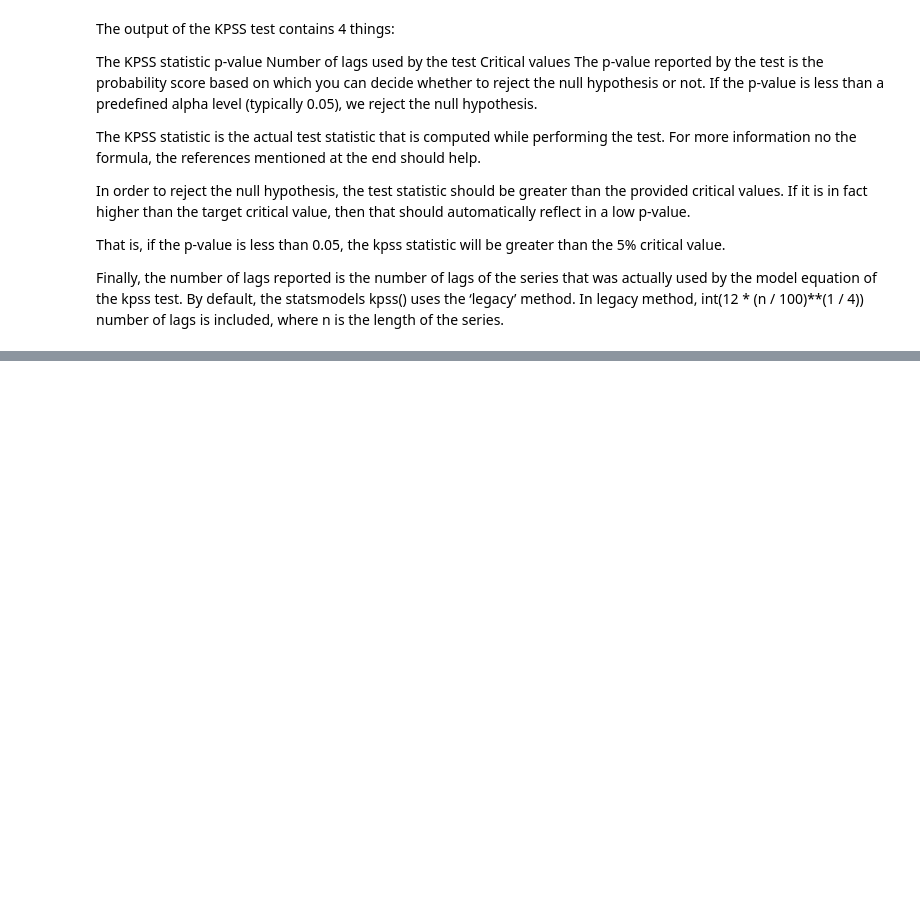
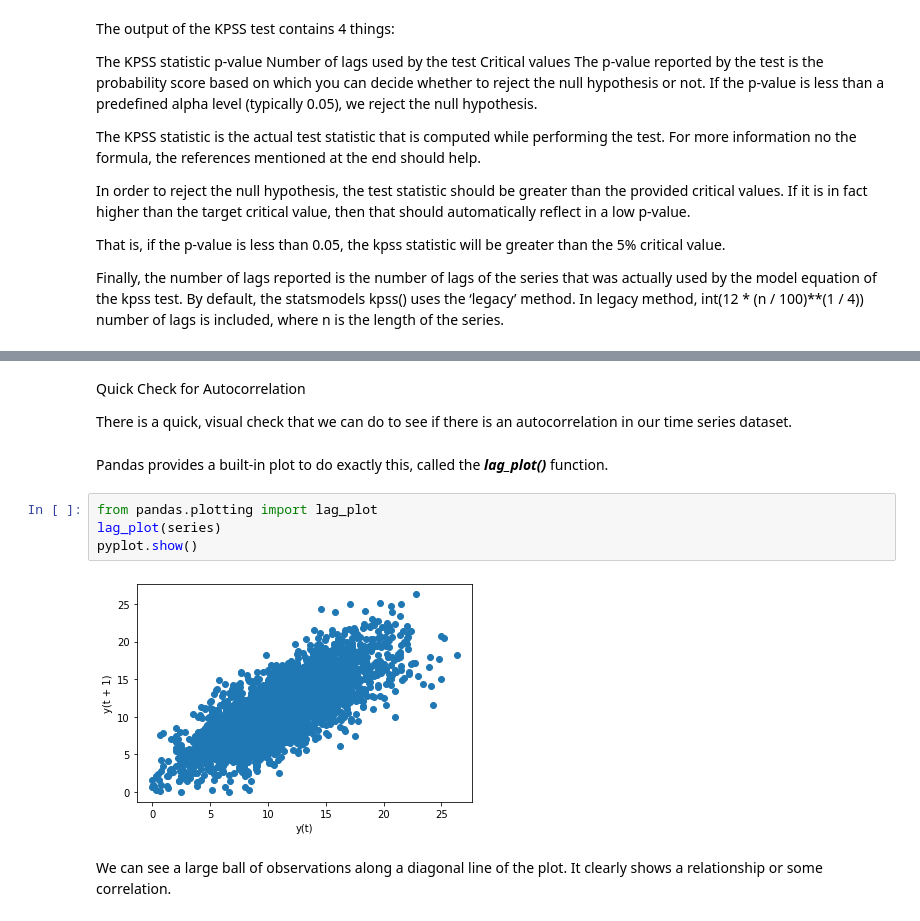
Before and after one commit to DerrickKuria/Artificial-Intelligence-books, a Jupyter notebook: TimeSeriesInPython.ipynb, the cells around one changed output, grey strips where cells are left out. Saved outputs shown, nothing was run; the diff lists cells and outputs as text; blank space fills up the shorter version.

```diff
--- a/TimeSeriesInPython.ipynb
+++ b/TimeSeriesInPython.ipynb
@@ -824,0 +910,14 @@ Finally, the number of lags reported is the number of lags of the series that wa
+# %% [markdown]
+Quick Check for Autocorrelation
+
+There is a quick, visual check that we can do to see if there is an autocorrelation in our time series dataset.
+# %% [markdown]
+Pandas provides a built-in plot to do exactly this, called the ***lag_plot()*** function.
+# %%
+from pandas.plotting import lag_plot
+lag_plot(series)
+pyplot.show()
+# %% [output]
+[figure, added]
+# %% [markdown]
+We can see a large ball of observations along a diagonal line of the plot. It clearly shows a relationship or some correlation.
```
Also changed, not shown: parts of 22 cells of this notebook.
